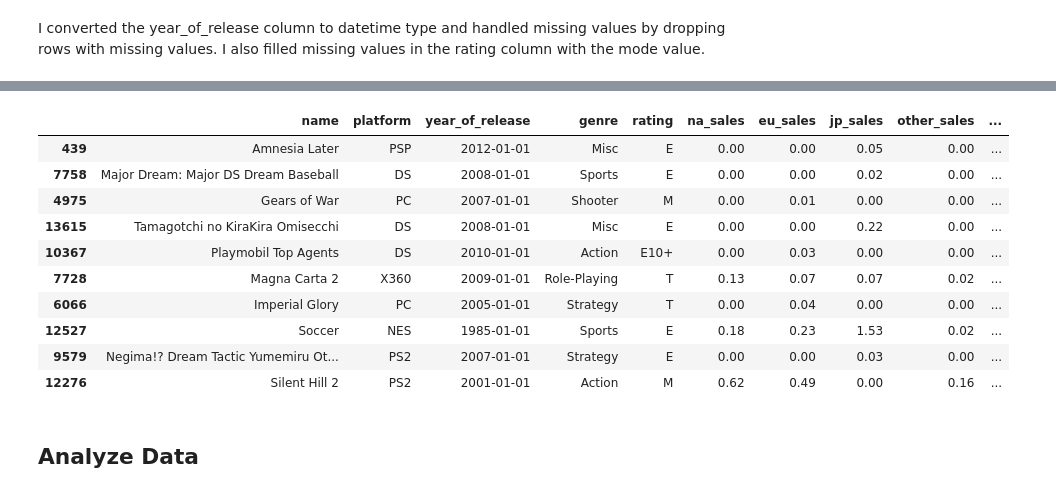
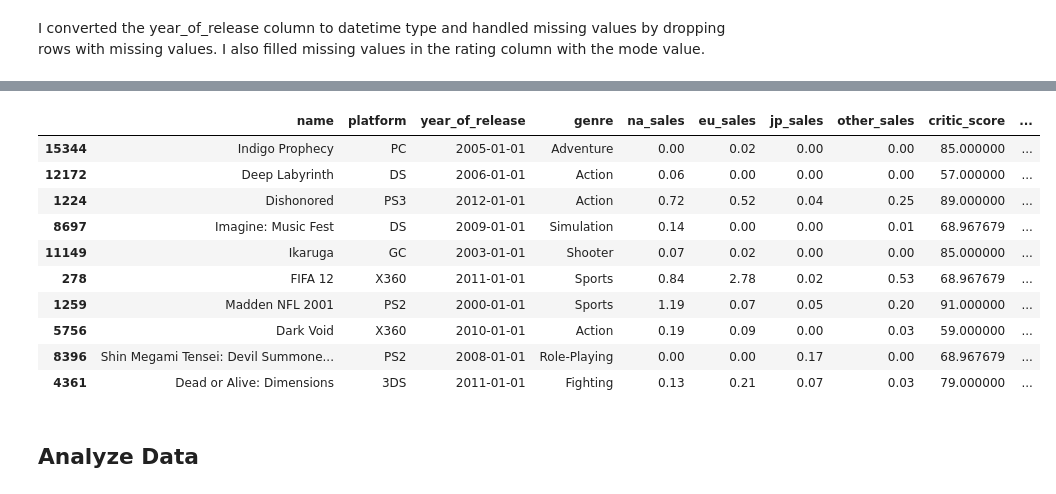
Before and after one commit to becominggiant/game_analysis, a Jupyter notebook: EDA.ipynb, the cells around one changed output, grey strips where cells are left out. Drawn from its saved outputs; the diff is of its cells as text; code cells hidden in the pictures.

```diff
--- a/EDA.ipynb
+++ b/EDA.ipynb
@@ -160,7 +161,12 @@ I converted the year_of_release column to datetime type and handled missing valu
 df_duplicates = df[df.duplicated()]#duplicated values and how to handle them
 df_specific_columns = df[df.duplicated(subset=['name', 'platform', 'year_of_release'])]#specific
 
-display(df_duplicates) #print duplicated values
-display(df_specific_columns) #print specific columns
+# display(df_duplicates) #print duplicated values
+# display(df_specific_columns) #print specific columns
+
+df_no_duplicates  = df.drop_duplicates() #drop duplicates
+
+display(df_no_duplicates) #print the cleaned and no-duplicates dataframe
+# display(df)
 # %% [output]
 |  | name | platform | year_of_release | genre | na_sales | eu_sales | jp_sales | other_sales | critic_score | ... |
@@ -194,19 +191,19 @@ I decided to handle the duplicates by aggregating the values in the columns wher
 # %%
-df_aggregate['total_sales'] = df_aggregate[['na_sales','eu_sales','jp_sales', 'other_sales']].sum(axis=1)#calculate the total sales in all regions and add it as a new column
+df_no_duplicates['total_sales'] = df_no_duplicates[['na_sales','eu_sales','jp_sales', 'other_sales']].sum(axis=1)#calculate the total sales in all regions and add it as a new column
 
-display(df_aggregate.sample(10)) #print aggregated values with total sales column
+display(df_no_duplicates.sample(10)) #print aggregated values with total sales column
 # %% [output]
-|  | name | platform | year_of_release | genre | rating | na_sales | eu_sales | jp_sales | other_sales | ... |
-| 439 | Amnesia Later | PSP | 2012-01-01 | Misc | E | 0.00 | 0.00 | 0.05 | 0.00 | ... |
-| 7758 | Major Dream: Major DS Dream Baseball | DS | 2008-01-01 | Sports | E | 0.00 | 0.00 | 0.02 | 0.00 | ... |
-| 4975 | Gears of War | PC | 2007-01-01 | Shooter | M | 0.00 | 0.01 | 0.00 | 0.00 | ... |
-| 13615 | Tamagotchi no KiraKira Omisecchi | DS | 2008-01-01 | Misc | E | 0.00 | 0.00 | 0.22 | 0.00 | ... |
-| 10367 | Playmobil Top Agents | DS | 2010-01-01 | Action | E10+ | 0.00 | 0.03 | 0.00 | 0.00 | ... |
-| 7728 | Magna Carta 2 | X360 | 2009-01-01 | Role-Playing | T | 0.13 | 0.07 | 0.07 | 0.02 | ... |
-| 6066 | Imperial Glory | PC | 2005-01-01 | Strategy | T | 0.00 | 0.04 | 0.00 | 0.00 | ... |
-| 12527 | Soccer | NES | 1985-01-01 | Sports | E | 0.18 | 0.23 | 1.53 | 0.02 | ... |
-| 9579 | Negima!? Dream Tactic Yumemiru Ot... | PS2 | 2007-01-01 | Strategy | E | 0.00 | 0.00 | 0.03 | 0.00 | ... |
-| 12276 | Silent Hill 2 | PS2 | 2001-01-01 | Action | M | 0.62 | 0.49 | 0.00 | 0.16 | ... |
+|  | name | platform | year_of_release | genre | na_sales | eu_sales | jp_sales | other_sales | critic_score | ... |
+| 15344 | Indigo Prophecy | PC | 2005-01-01 | Adventure | 0.00 | 0.02 | 0.00 | 0.00 | 85.000000 | ... |
+| 12172 | Deep Labyrinth | DS | 2006-01-01 | Action | 0.06 | 0.00 | 0.00 | 0.00 | 57.000000 | ... |
+| 1224 | Dishonored | PS3 | 2012-01-01 | Action | 0.72 | 0.52 | 0.04 | 0.25 | 89.000000 | ... |
+| 8697 | Imagine: Music Fest | DS | 2009-01-01 | Simulation | 0.14 | 0.00 | 0.00 | 0.01 | 68.967679 | ... |
+| 11149 | Ikaruga | GC | 2003-01-01 | Shooter | 0.07 | 0.02 | 0.00 | 0.00 | 85.000000 | ... |
+| 278 | FIFA 12 | X360 | 2011-01-01 | Sports | 0.84 | 2.78 | 0.02 | 0.53 | 68.967679 | ... |
+| 1259 | Madden NFL 2001 | PS2 | 2000-01-01 | Sports | 1.19 | 0.07 | 0.05 | 0.20 | 91.000000 | ... |
+| 5756 | Dark Void | X360 | 2010-01-01 | Action | 0.19 | 0.09 | 0.00 | 0.03 | 59.000000 | ... |
+| 8396 | Shin Megami Tensei: Devil Summone... | PS2 | 2008-01-01 | Role-Playing | 0.00 | 0.00 | 0.17 | 0.00 | 68.967679 | ... |
+| 4361 | Dead or Alive: Dimensions | 3DS | 2011-01-01 | Fighting | 0.13 | 0.21 | 0.07 | 0.03 | 79.000000 | ... |
 # %% [markdown]
 <h2> Analyze Data</h2>
 # %% [markdown]
```
Also changed, not shown: parts of 25 cells of this notebook.
